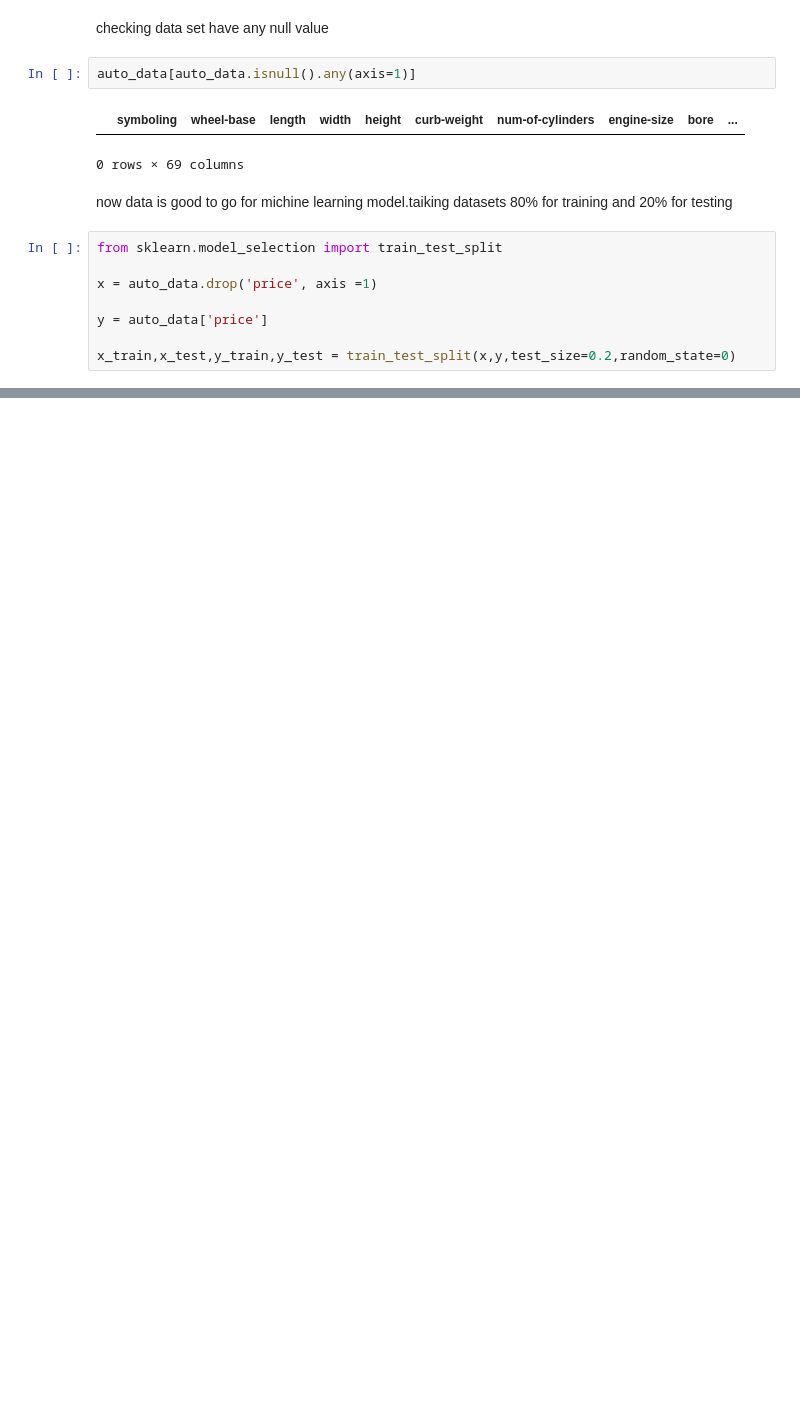
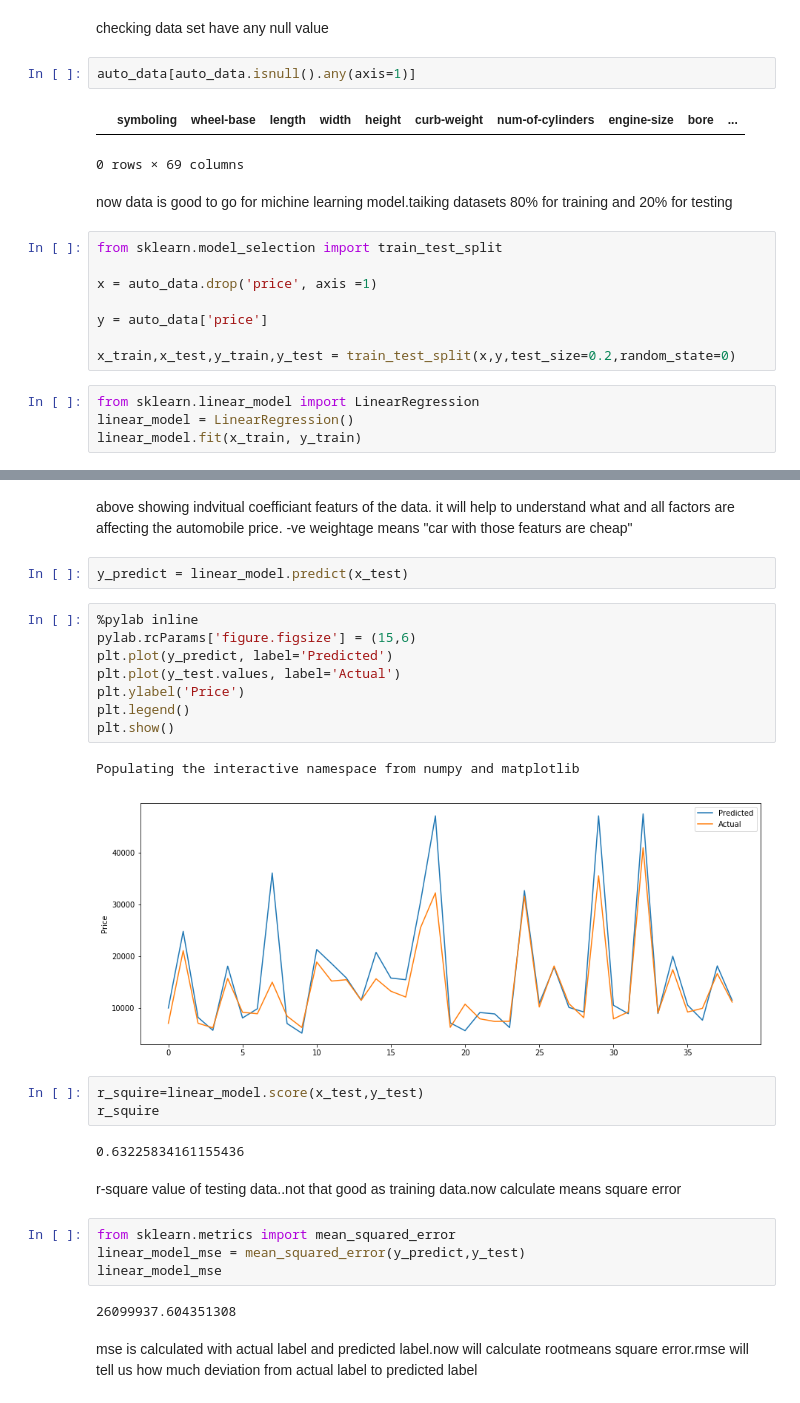
Before and after one commit to sreenath886/scikitlearnExample, a Jupyter notebook: m4-regration-LassoRidge.ipynb, the cells around one changed output, grey strips where cells are left out. Cells and saved outputs as stored; diff of their text form; blank space fills up the shorter version.

```diff
--- a/m4-regration-LassoRidge.ipynb
+++ b/m4-regration-LassoRidge.ipynb
@@ -175,3 +175,7 @@ x = auto_data.drop('price', axis =1)
 y = auto_data['price']
 
 x_train,x_test,y_train,y_test = train_test_split(x,y,test_size=0.2,random_state=0)
+# %%
+from sklearn.linear_model import LinearRegression
+linear_model = LinearRegression()
+linear_model.fit(x_train, y_train)
@@ -177,0 +234,32 @@ x_train,x_test,y_train,y_test = train_test_split(x,y,test_size=0.2,random_state=
+# %% [markdown]
+above showing indvitual coefficiant featurs of the data.
+it will help to understand what and all factors are affecting the automobile price.
+-ve weightage means "car with those featurs are cheap"
+# %%
+y_predict = linear_model.predict(x_test)
+# %%
+%pylab inline
+pylab.rcParams['figure.figsize'] = (15,6)
+plt.plot(y_predict, label='Predicted')
+plt.plot(y_test.values, label='Actual')
+plt.ylabel('Price')
+plt.legend()
+plt.show()
+# %% [output]
+Populating the interactive namespace from numpy and matplotlib
+[figure, added]
+# %%
+r_squire=linear_model.score(x_test,y_test)
+r_squire
+# %% [output]
+0.63225834161155436
+# %% [markdown]
+r-square value of testing data..not that good as training data.now calculate means square error
+# %%
+from sklearn.metrics import mean_squared_error
+linear_model_mse = mean_squared_error(y_predict,y_test)
+linear_model_mse
+# %% [output]
+26099937.604351308
+# %% [markdown]
+mse is calculated with actual label and predicted label.now will calculate rootmeans square error.rmse will tell us how much deviation from actual label to predicted label
```
Also changed, not shown: parts of 9 cells of this notebook.
